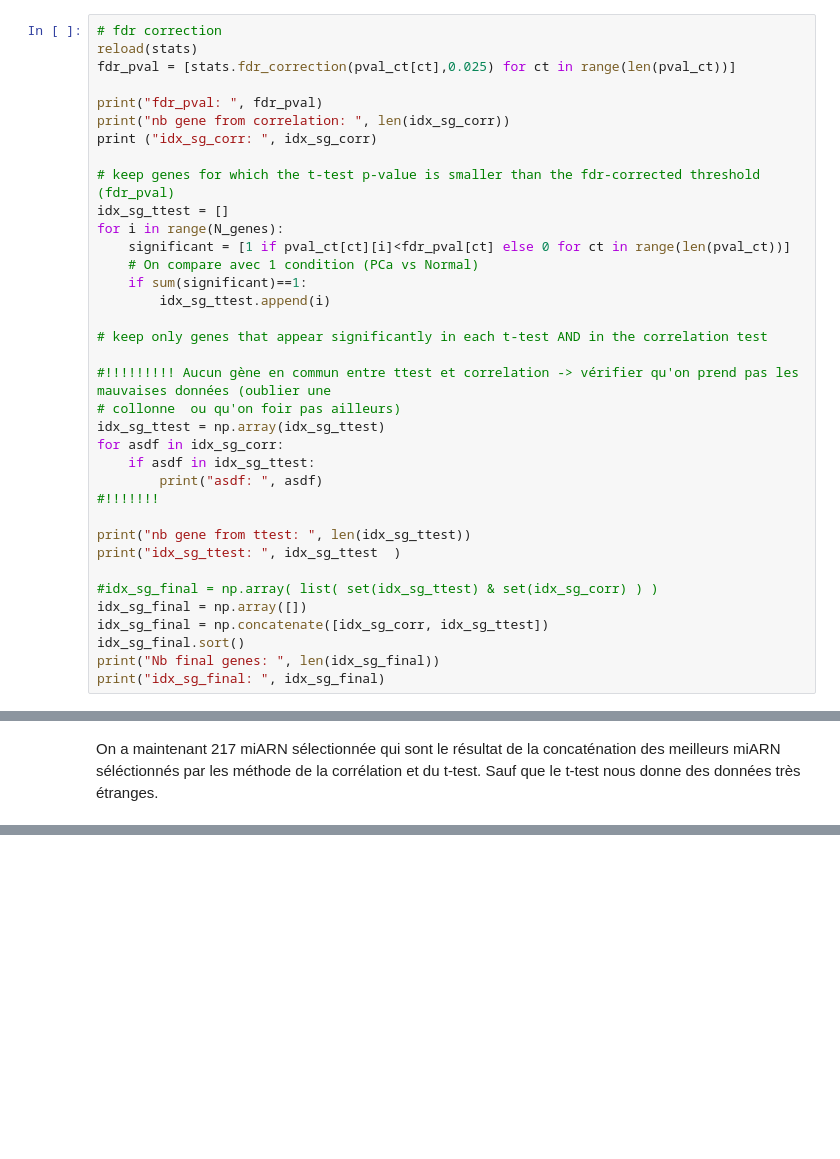
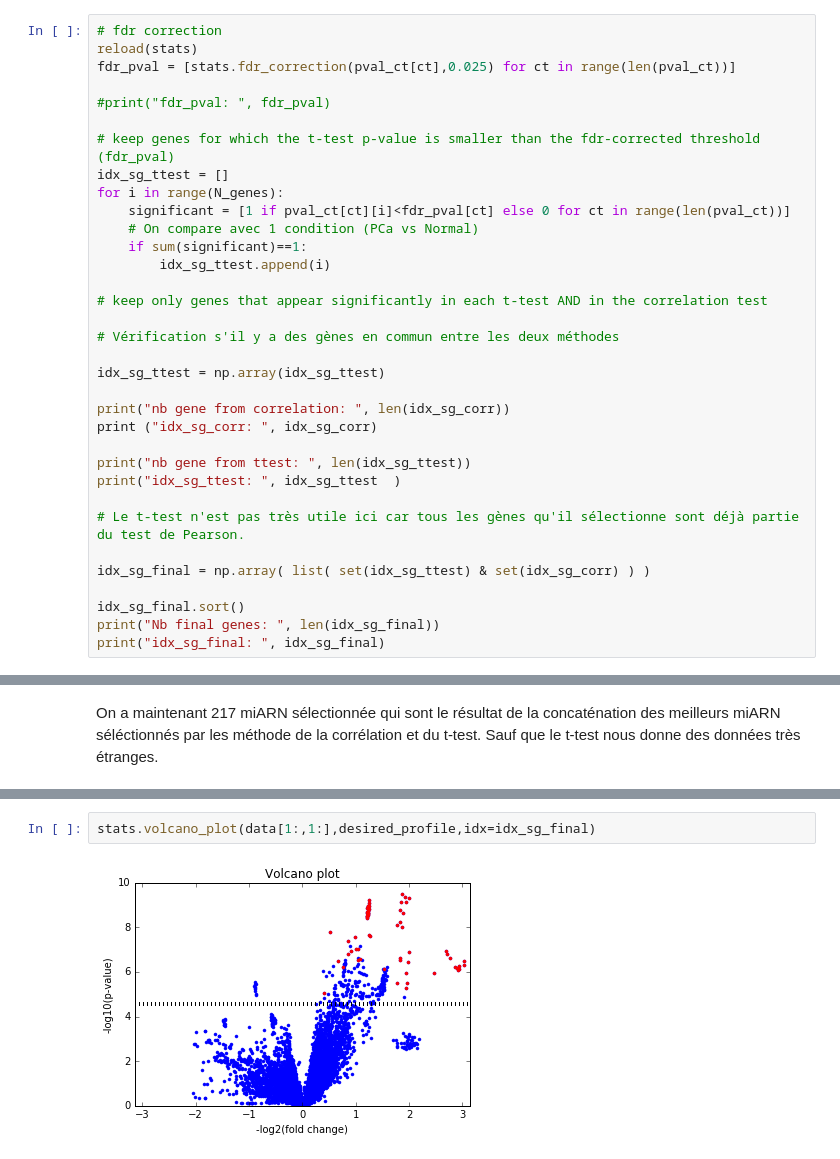
Before and after one commit to ThibaultSchowing/BBCProjet, a Jupyter notebook: code/projetBBC.ipynb, the cells around one changed output, grey strips where cells are left out. Drawn from its saved outputs; the diff is of its cells as text; blank space fills up the shorter version.

```diff
--- a/code/projetBBC.ipynb
+++ b/code/projetBBC.ipynb
@@ -542,9 +567,7 @@ print np.shape(pval_ct)
 reload(stats)
 fdr_pval = [stats.fdr_correction(pval_ct[ct],0.025) for ct in range(len(pval_ct))]
 
-print("fdr_pval: ", fdr_pval)
-print("nb gene from correlation: ", len(idx_sg_corr))
-print ("idx_sg_corr: ", idx_sg_corr)
+#print("fdr_pval: ", fdr_pval)
 
 # keep genes for which the t-test p-value is smaller than the fdr-corrected threshold (fdr_pval)
 idx_sg_ttest = []
@@ -556,20 +579,20 @@ for i in range(N_genes):
 
 # keep only genes that appear significantly in each t-test AND in the correlation test
 
-#!!!!!!!!! Aucun gène en commun entre ttest et correlation -> vérifier qu'on prend pas les mauvaises données (oublier une
-# collonne  ou qu'on foir pas ailleurs)
+# Vérification s'il y a des gènes en commun entre les deux méthodes
+
 idx_sg_ttest = np.array(idx_sg_ttest)
-for asdf in idx_sg_corr:
-    if asdf in idx_sg_ttest:
-        print("asdf: ", asdf)
-#!!!!!!!
+
+print("nb gene from correlation: ", len(idx_sg_corr))
+print ("idx_sg_corr: ", idx_sg_corr)
 
 print("nb gene from ttest: ", len(idx_sg_ttest))
 print("idx_sg_ttest: ", idx_sg_ttest  )
 
-#idx_sg_final = np.array( list( set(idx_sg_ttest) & set(idx_sg_corr) ) )
-idx_sg_final = np.array([])
-idx_sg_final = np.concatenate([idx_sg_corr, idx_sg_ttest])
+# Le t-test n'est pas très utile ici car tous les gènes qu'il sélectionne sont déjà partie du test de Pearson.
+
+idx_sg_final = np.array( list( set(idx_sg_ttest) & set(idx_sg_corr) ) )
+
 idx_sg_final.sort()
 print("Nb final genes: ", len(idx_sg_final))
 print("idx_sg_final: ", idx_sg_final)
@@ -603,0 +627,4 @@ stats.volcano_plot(data[1:,1:],desired_profile,idx=idx_sg_ttest)
+# %%
+stats.volcano_plot(data[1:,1:],desired_profile,idx=idx_sg_final)
+# %% [output]
+[figure, added]
```
Also changed, not shown: parts of 7 cells of this notebook.
